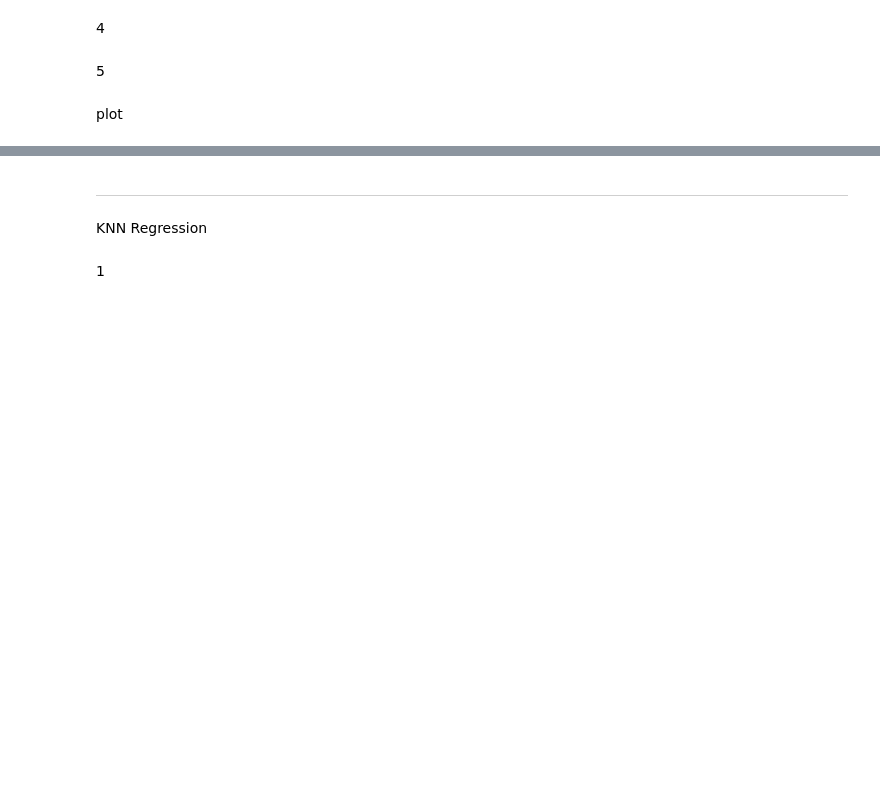
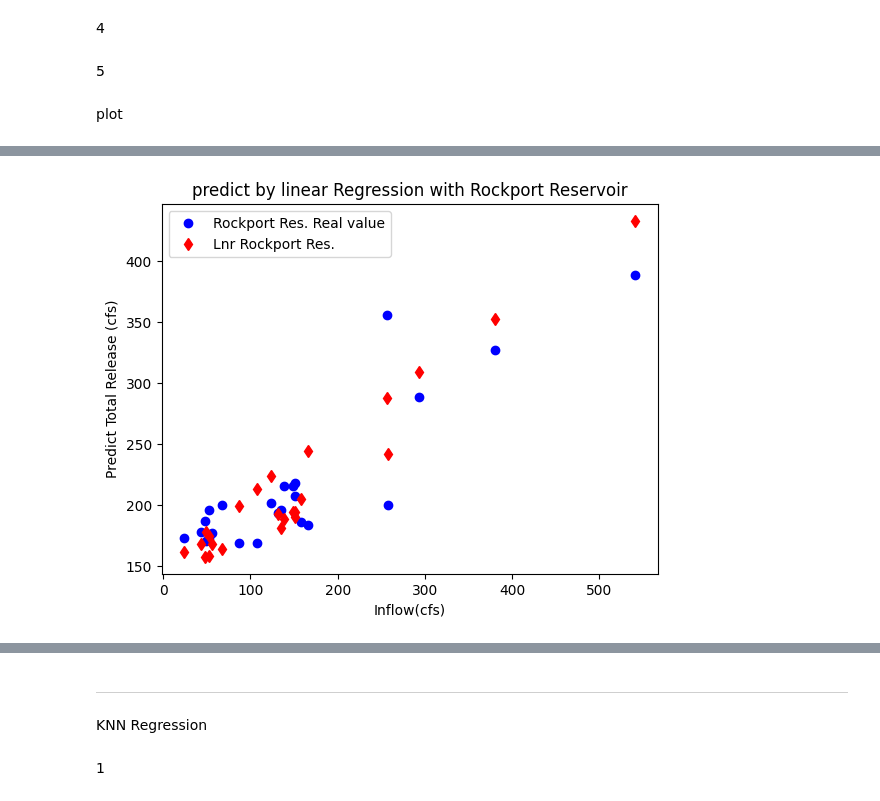
Before and after one commit to sitthatkaja/statistics, a Jupyter notebook: Testofpaper.ipynb, the cells around one changed output, grey strips where cells are left out. Cells and saved outputs as stored; diff of their text form; code cells hidden in the pictures; blank space fills up the shorter version.

```diff
--- a/Testofpaper.ipynb
+++ b/Testofpaper.ipynb
@@ -327,0 +323,9 @@ plt.plot(X_test1['Inflow** (cfs)'],y_pred_test1,'r*')
+# %%
+plt.plot(X_test4['Inflow** (cfs)'], y_test4, 'ob',label='Rockport Res. Real value')
+plt.plot(X_test4['Inflow** (cfs)'],y_pred_lnr4,'dr',label='Lnr Rockport Res.')
+plt.xlabel("Inflow(cfs)")
+plt.ylabel("Predict Total Release (cfs)")
+plt.title('predict by linear Regression with Rockport Reservoir')
+plt.legend();
+# %% [output]
+[figure, added]
```
Also changed, not shown: parts of 41 cells of this notebook.
